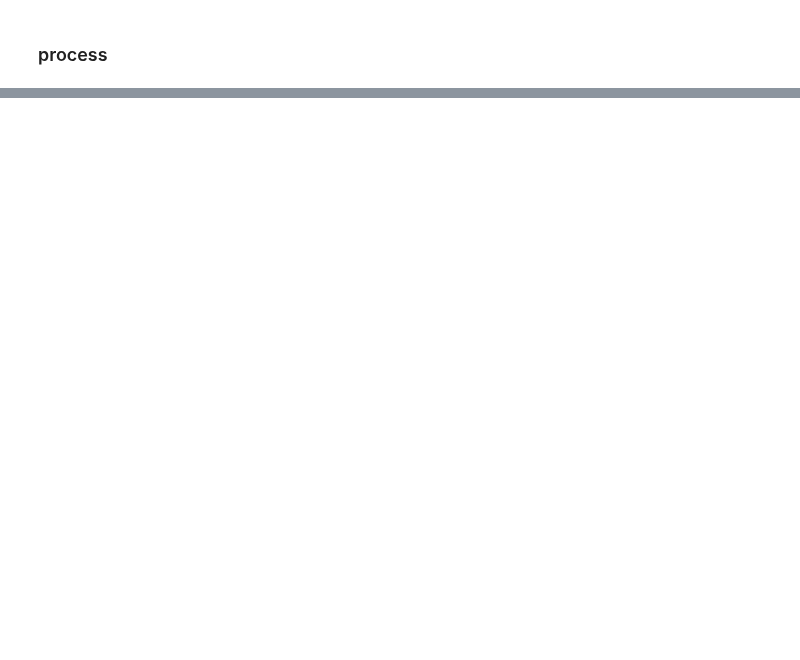
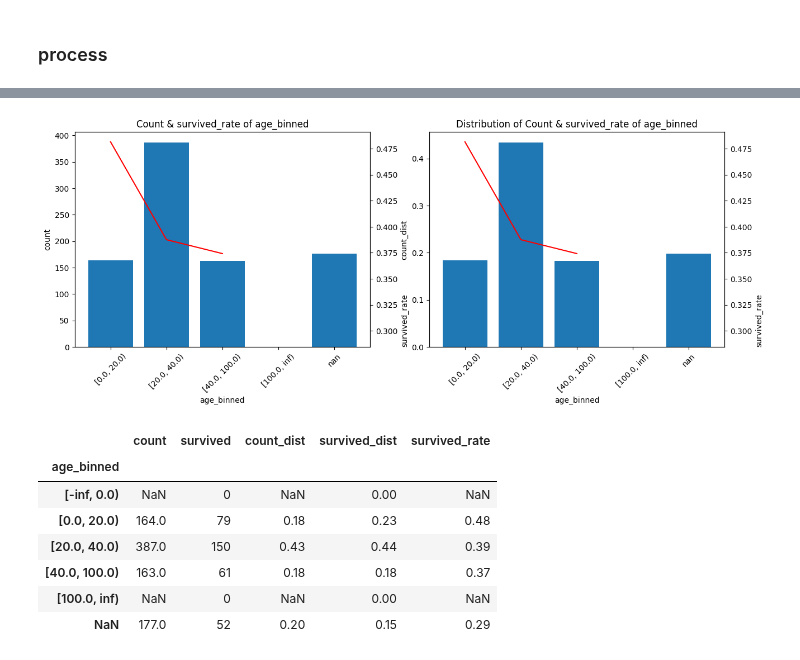
Before and after one commit to 0xdomyz/python_collection, a Jupyter notebook: data/analysis/sfa.ipynb, the cells around one changed output, grey strips where cells are left out. Drawn from its saved outputs; the diff is of its cells as text; code cells hidden in the pictures; blank space fills up the shorter version.

```diff
--- a/data/analysis/sfa.ipynb
+++ b/data/analysis/sfa.ipynb
@@ -88 +191,19 @@ df.head(1)
+# %%
+# specific binning
+edges = [-np.inf, 0, 20, 40, 100, np.inf]
+df["age_binned"] = pd.cut(df["age"], bins=edges, right=False)
+
+_ = calculate_signal(df, target_col="survived", col="age_binned")
+plot_bar_and_line(_, col="count", target_col="survived_rate", rotation=45)
+_.round(2)
+# %% [output]
+[figure, added]
+|  | count | survived | count_dist | survived_dist | survived_rate |
+| age_binned |  |  |  |  |  |
+| [-inf, 0.0) | NaN | 0 | NaN | 0.00 | NaN |
+| [0.0, 20.0) | 164.0 | 79 | 0.18 | 0.23 | 0.48 |
+| [20.0, 40.0) | 387.0 | 150 | 0.43 | 0.44 | 0.39 |
+| [40.0, 100.0) | 163.0 | 61 | 0.18 | 0.18 | 0.37 |
+| [100.0, inf) | NaN | 0 | NaN | 0.00 | NaN |
+| NaN | 177.0 | 52 | 0.20 | 0.15 | 0.29 |
 # %%
```
Also changed, not shown: parts of 23 cells of this notebook.
